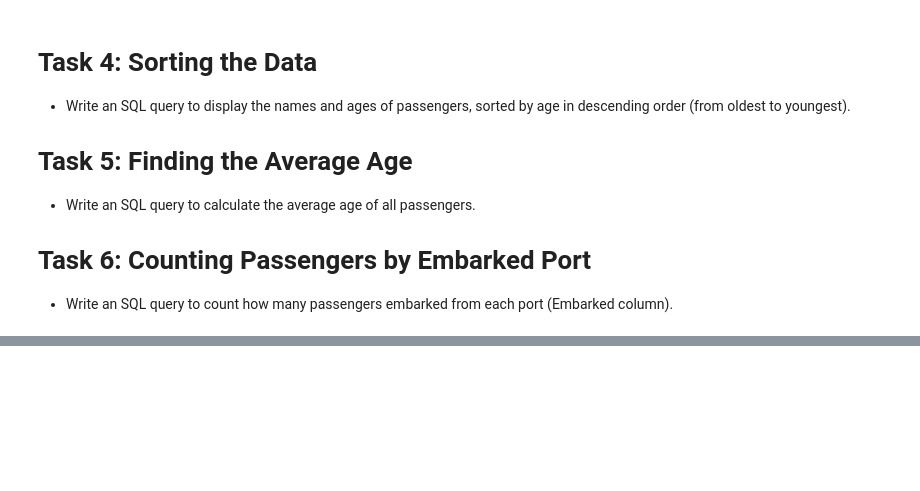
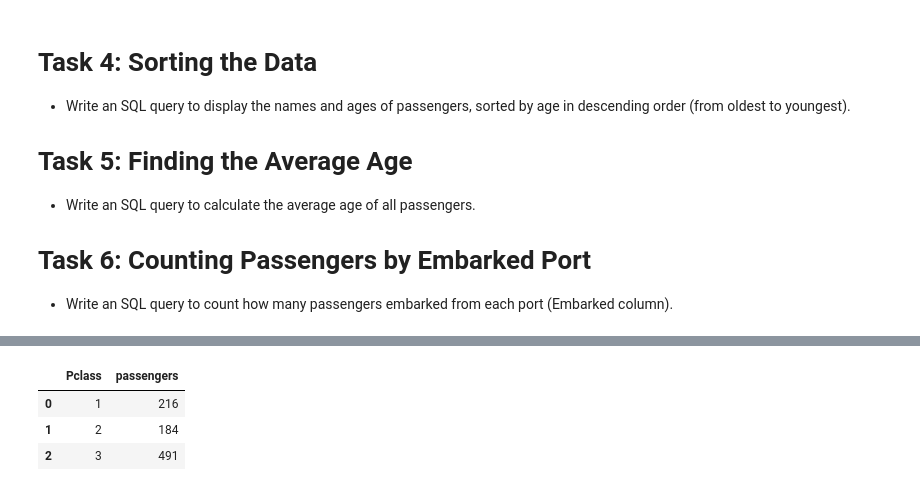
Before and after one commit to byambaa1982/python_cources_for_beginers, a Jupyter notebook: titanic_data_analysis/basic_sql.ipynb, the cells around one changed output, grey strips where cells are left out. Cells and saved outputs as stored; diff of their text form; code cells hidden in the pictures; blank space fills up the shorter version.

```diff
--- a/titanic_data_analysis/basic_sql.ipynb
+++ b/titanic_data_analysis/basic_sql.ipynb
@@ -159,0 +197,12 @@ df
+# %%
+query = '''
+select Pclass, count(*) passengers from titanic group by pclass
+'''
+df = pd.read_sql(query, conn)
+
+df
+# %% [output]
+|  | Pclass | passengers |
+| 0 | 1 | 216 |
+| 1 | 2 | 184 |
+| 2 | 3 | 491 |
```
Also changed, not shown: parts of 20 cells of this notebook.
